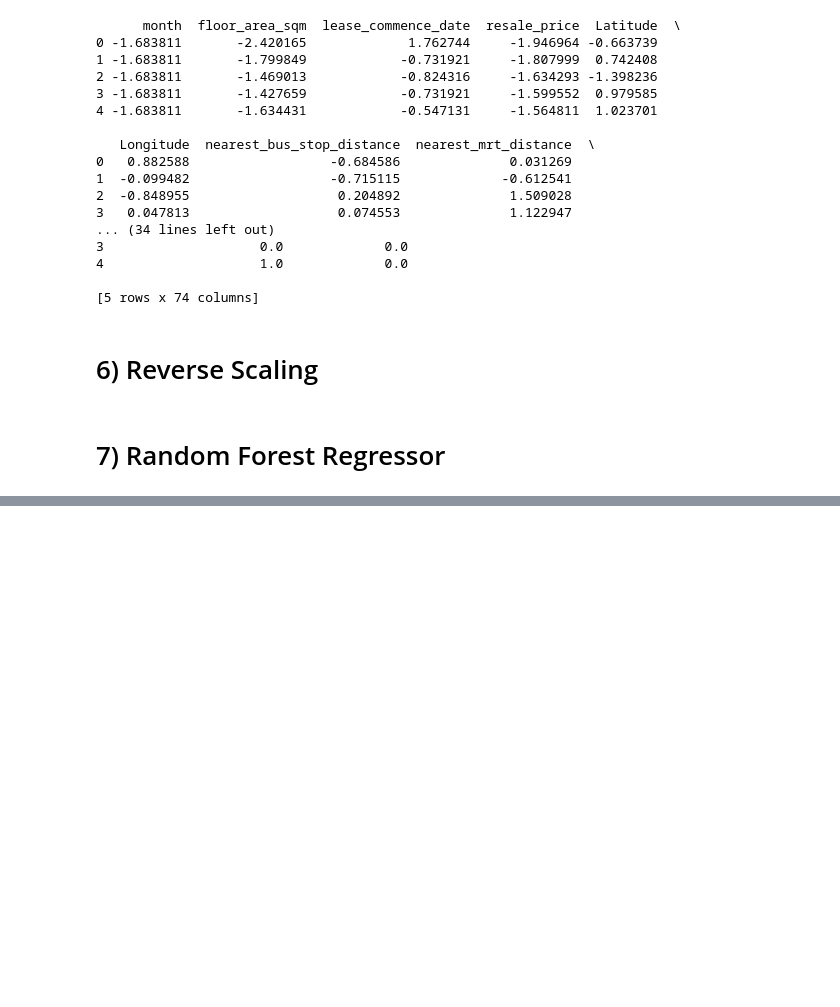
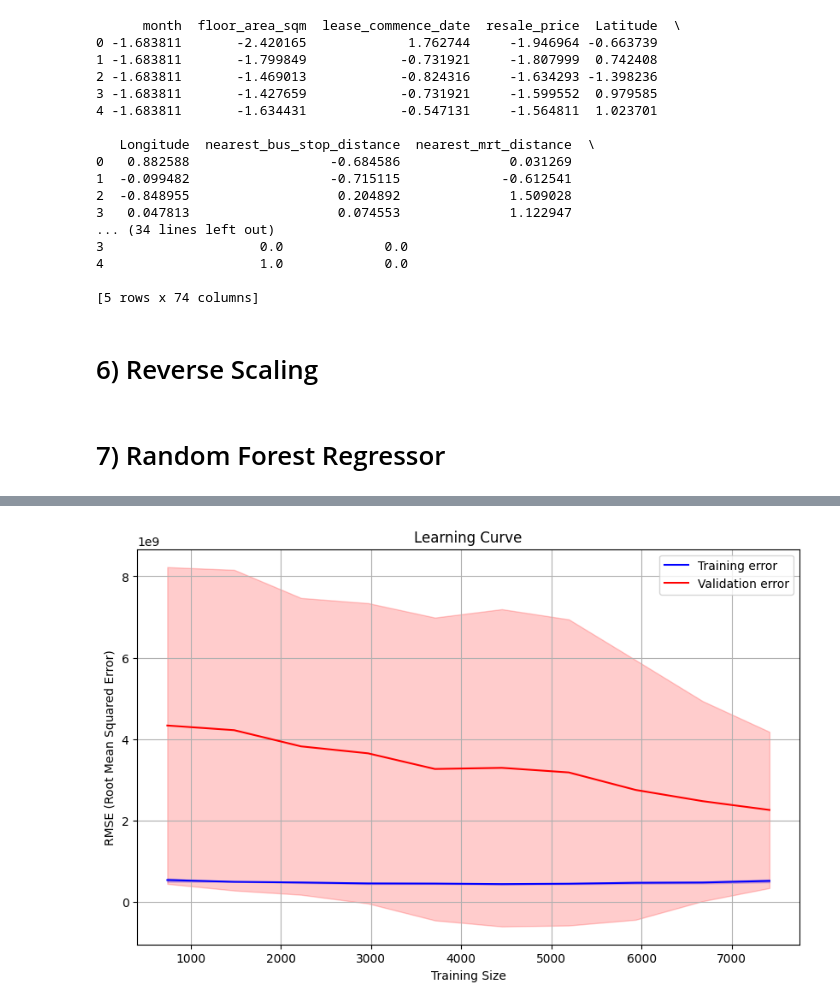
Before and after one commit to cheesexuanyang/Machine-Learning_lab-P5_Group11, a Jupyter notebook: INF2008_Project_RF.ipynb, the cells around one changed output, grey strips where cells are left out. Cells and saved outputs as stored; diff of their text form; code cells hidden in the pictures; blank space fills up the shorter version.

```diff
--- a/INF2008_Project_RF.ipynb
+++ b/INF2008_Project_RF.ipynb
@@ -697,0 +652,64 @@ ValueError: could not convert string to float: 'Model A'
+# %%
+# Learning Curve
+"""
+Learning curve graph visualizes the model performance as the training set size increases by plotting
+Root Mean Squared Error (RMSE) against Training Size.
+"""
+
+# Define the estimator (in this case, the final pipeline with the best hyperparameters)
+best_hyperparameters_pipeline = Pipeline([
+    ('preprocessor', preprocessor),
+    ('model', BaggingRegressor(
+        estimator=RandomForestRegressor(
+            random_state=42,
+            n_estimators=bp['rf_n_estimators'],
+            max_depth=bp['rf_max_depth'],
+            min_samples_split=bp['rf_min_samples_split']
+        ),
+        random_state=42,
+        n_jobs=-1,
+        n_estimators=bp['bagging_n_estimators'],
+        max_samples=bp['bagging_max_samples'],
+        max_features=bp['bagging_max_features']
+    ))
+])
+
+# Generate the learning curve
+train_sizes, train_scores, validation_scores = learning_curve(
+    best_hyperparameters_pipeline,  # The pipeline with the model and preprocessor
+    rf_X_train,  # Training features
+    rf_y_train,  # Training target variable
+    cv=5,  # 5-fold cross-validation
+    scoring='neg_mean_squared_error',  # Scoring metric (negative MSE for regression)
+    n_jobs=-1,  # Use all available cores for parallel processing
+    train_sizes=np.linspace(0.1, 1.0, 10)  # Train sizes from 10% to 100% of the training data
+)
+
+# Calculate the mean and standard deviation of the training and validation scores
+train_mean = -np.mean(train_scores, axis=1)  # Convert negative MSE to RMSE (Root Mean Squared Error)
+train_std = np.std(train_scores, axis=1)  # Standard deviation of training error
+validation_mean = -np.mean(validation_scores, axis=1)  # Convert negative MSE to RMSE for validation error
+validation_std = np.std(validation_scores, axis=1)  # Standard deviation of validation error
+
+# Plot the learning curve
+plt.figure(figsize=(10, 6))  # Set the figure size for the plot
+plt.plot(train_sizes, train_mean, label="Training error", color="blue")  # Plot training error
+plt.plot(train_sizes, validation_mean, label="Validation error", color="red")  # Plot validation error
+
+# Fill between the lines for training and validation error to show the variability (standard deviation)
+plt.fill_between(train_sizes, train_mean - train_std, train_mean + train_std, color="blue", alpha=0.2)  # Shaded area for training error
+plt.fill_between(train_sizes, validation_mean - validation_std, validation_mean + validation_std, color="red", alpha=0.2)  # Shaded area for validation error
+
+# Set plot title and axis labels
+plt.title("Learning Curve")  # Title of the plot
+plt.xlabel("Training Size")  # Label for the x-axis (Training set size)
+plt.ylabel("RMSE (Root Mean Squared Error)")  # Label for the y-axis (Model error)
+
+# Add legend and grid for better readability
+plt.legend()  # Show legend to distinguish between training and validation error
+plt.grid(True)  # Show gridlines on the plot for better clarity
+
+# Display the plot
+plt.show()
+# %% [output]
+[figure, added]
```
Also changed, not shown: parts of 18 cells of this notebook.
